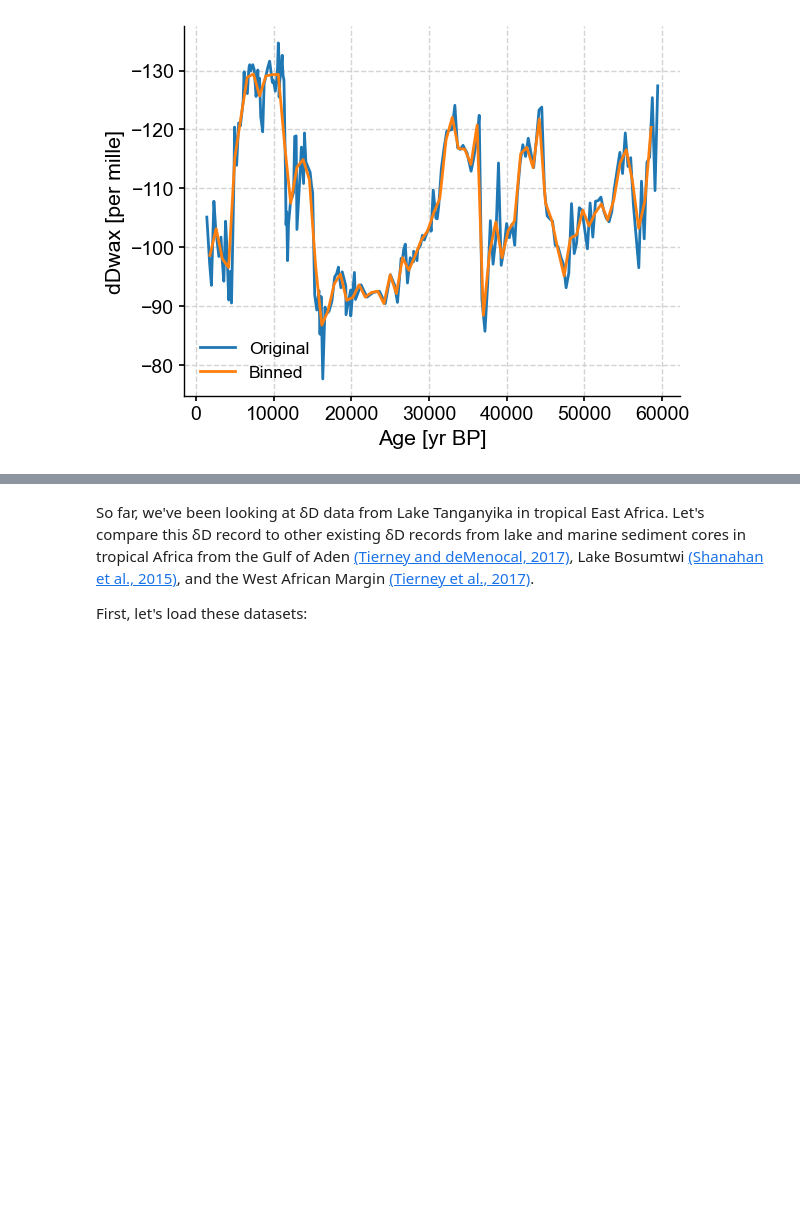
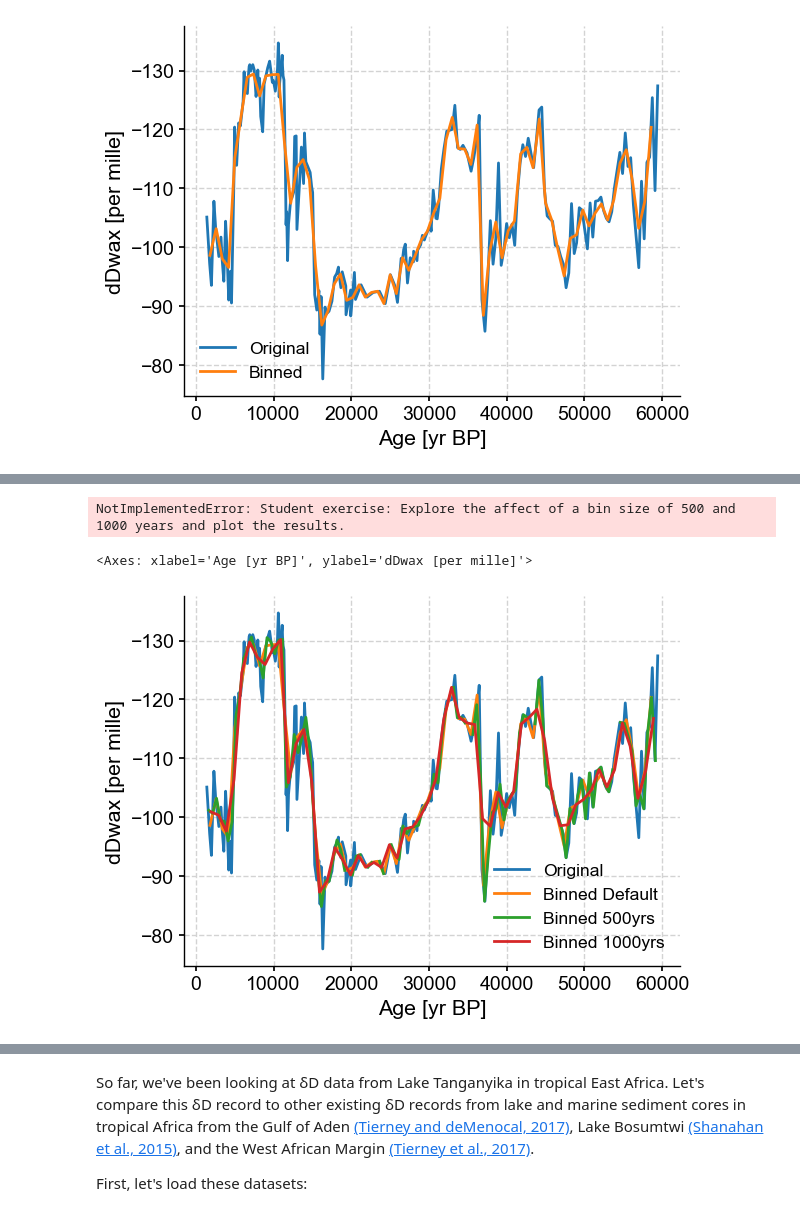
Before and after one commit to ClimateMatchAcademy/course-content, a Jupyter notebook: tutorials/W1D4_Paleoclimate/W1D4_Tutorial5.ipynb, the cells around one changed output, grey strips where cells are left out. Drawn from its saved outputs; the diff is of its cells as text; code cells hidden in the pictures; blank space fills up the shorter version.

```diff
--- a/tutorials/W1D4_Paleoclimate/W1D4_Tutorial5.ipynb
+++ b/tutorials/W1D4_Paleoclimate/W1D4_Tutorial5.ipynb
@@ -185,2 +179,36 @@ You can experiment with different bin sizes to see how this affects the resampli
+# %%
+#################################################
+# Students: Fill in missing code (...) and comment or remove the next line
+raise NotImplementedError("Student exercise: Explore the affect of a bin size of 500 and 1000 years and plot the results.")
+#################################################
+
+# bin size of 500
+tang_bin_500 = ...
+
+# bin size of 1000
+tang_bin_1000 = ...
+
+# plot
+...
+# %% [output]
+NotImplementedError: Student exercise: Explore the affect of a bin size of 500 and 1000 years and plot the results.
+# %%
+# to_remove solution
+
+# bin size of 500
+tang_bin_500 = ts_tang.bin(bin_size = 500)
+
+# bin size of 1000
+tang_bin_1000 = ts_tang.bin(bin_size = 1000)
+
+# plot
+fig,ax=plt.subplots() # assign a new plot axis
+ts_tang.plot(ax=ax,label='Original',invert_yaxis=True)
+tang_bin.plot(ax=ax,label='Binned Default')
+tang_bin_500.plot(ax=ax,label='Binned 500yrs')
+tang_bin_1000.plot(ax=ax,label='Binned 1000yrs')
+# %% [output]
+<Axes: xlabel='Age [yr BP]', ylabel='dDwax [per mille]'>
+[figure, added]
 # %% [markdown]
 # **Section 3: Principal Component Analysis (PCA)**
```
Also changed, not shown: parts of 31 cells of this notebook, 4 other files.
